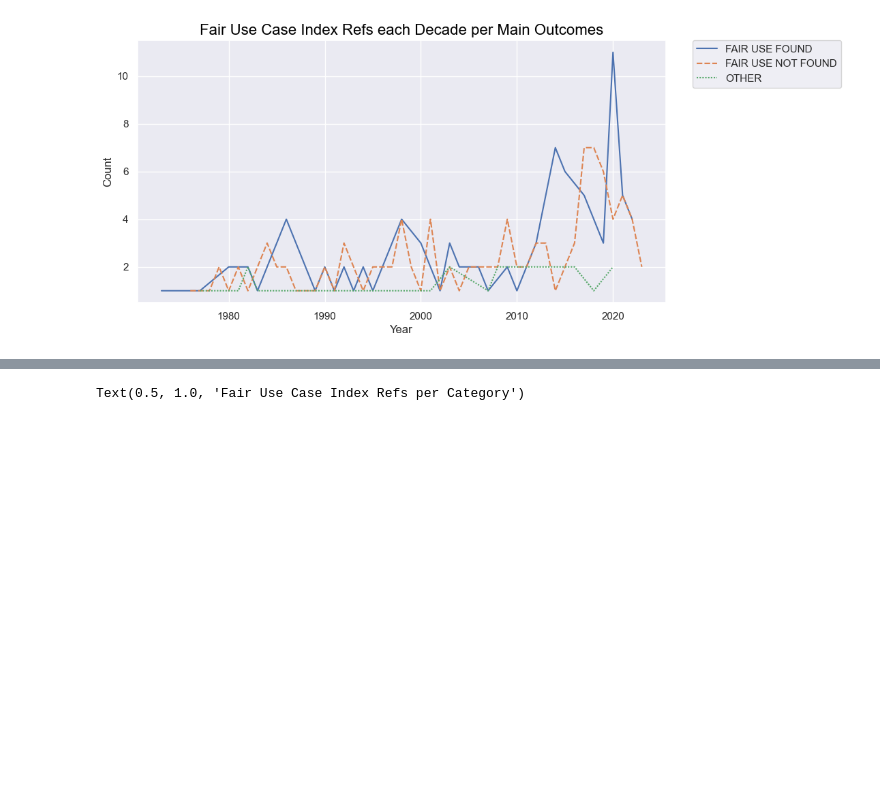
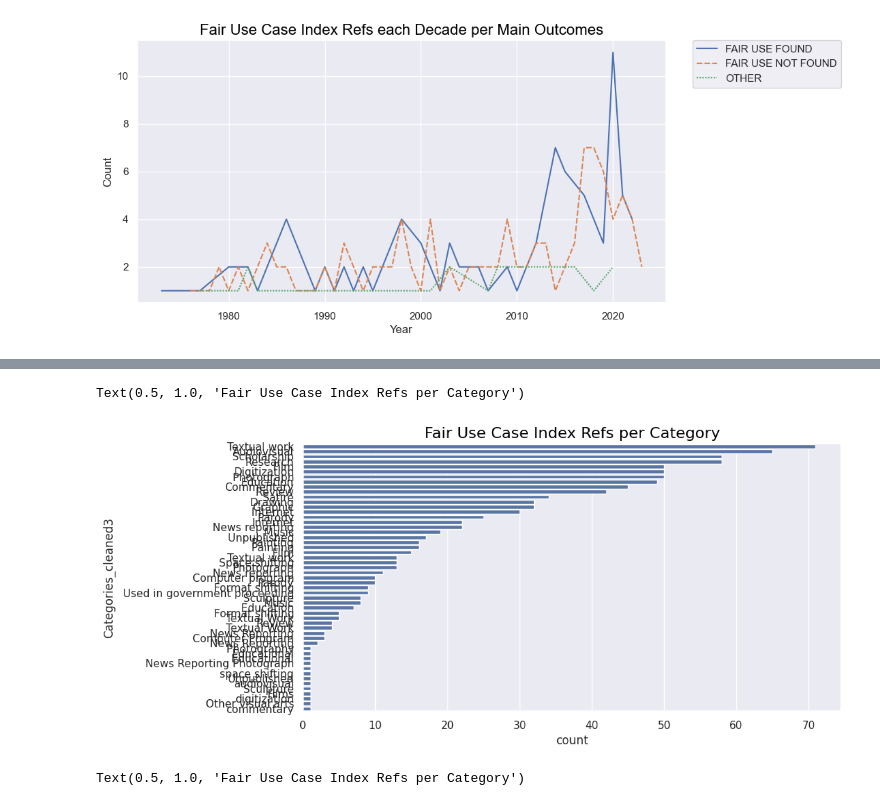
Before and after one commit to atnjqt/fair-use-index, a Jupyter notebook: analysis.ipynb, the cells around one changed output, grey strips where cells are left out. Cells and saved outputs as stored; diff of their text form; code cells hidden in the pictures; blank space fills up the shorter version.

```diff
--- a/analysis.ipynb
+++ b/analysis.ipynb
@@ -212,3 +255,13 @@ Text(0.5, 1.0, 'Fair Use Case Index Refs per Court')
+# %%
+#df_cc_final.Categories_cleaned3.value_counts(ascending=True).plot(kind='bar', figsize=(10,5), label='Categories')
+# do this but give hue for Year
+sns.set(rc={'figure.figsize':(10,5)})
+sns.set_style("darkgrid")
+title='Fair Use Case Index Refs per Category'
+sns.countplot(y='Categories_cleaned3', data=df_cc_final, order=df_cc_final['Categories_cleaned3'].value_counts().index).set_title(title, fontsize=16, color='black')
+# %% [output]
+Text(0.5, 1.0, 'Fair Use Case Index Refs per Category')
+[figure, added]
 # %%
 # sns plot on Categories
 sns.set(rc={'figure.figsize':(5,30)})
```
Also changed, not shown: parts of 5 cells of this notebook, 4 other files.
